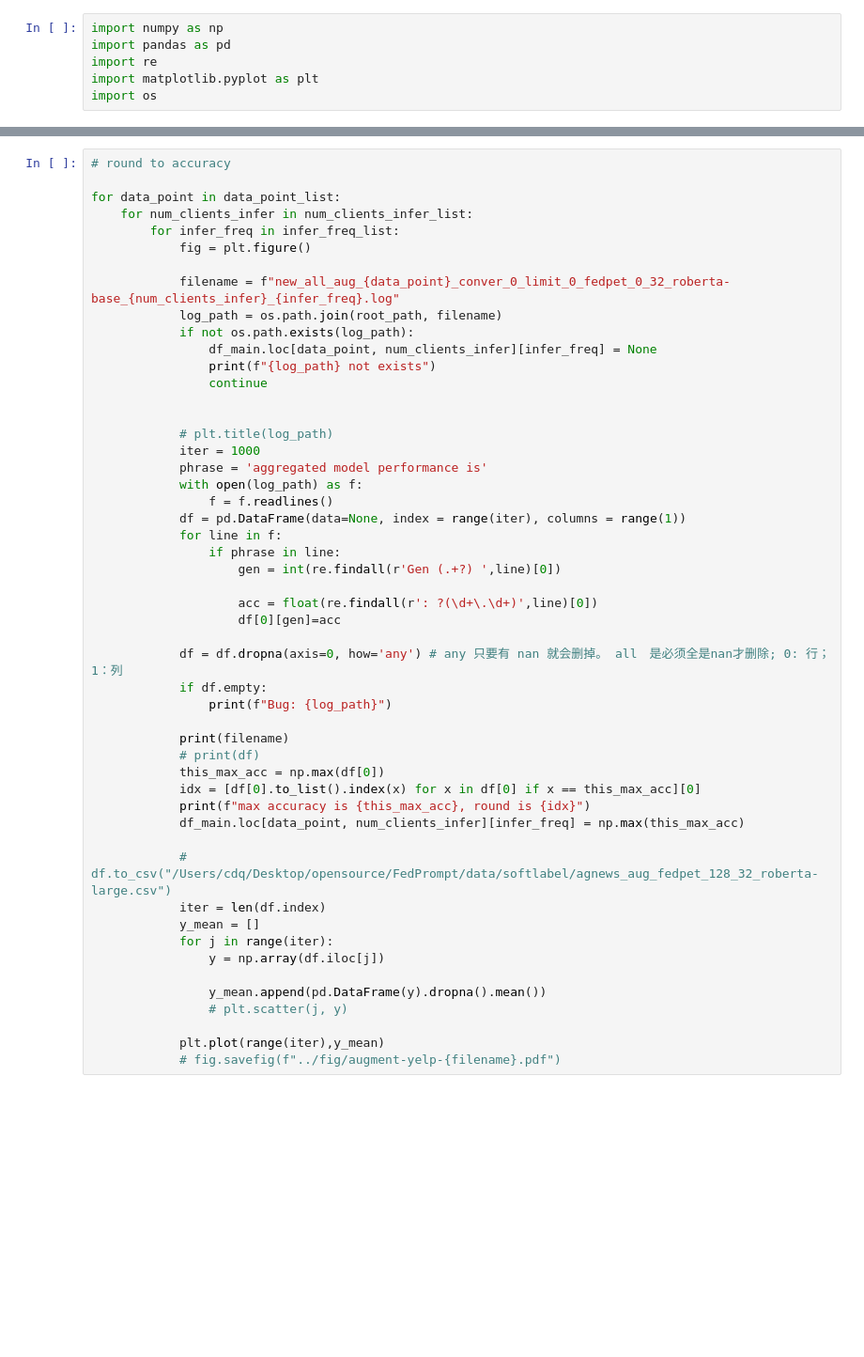
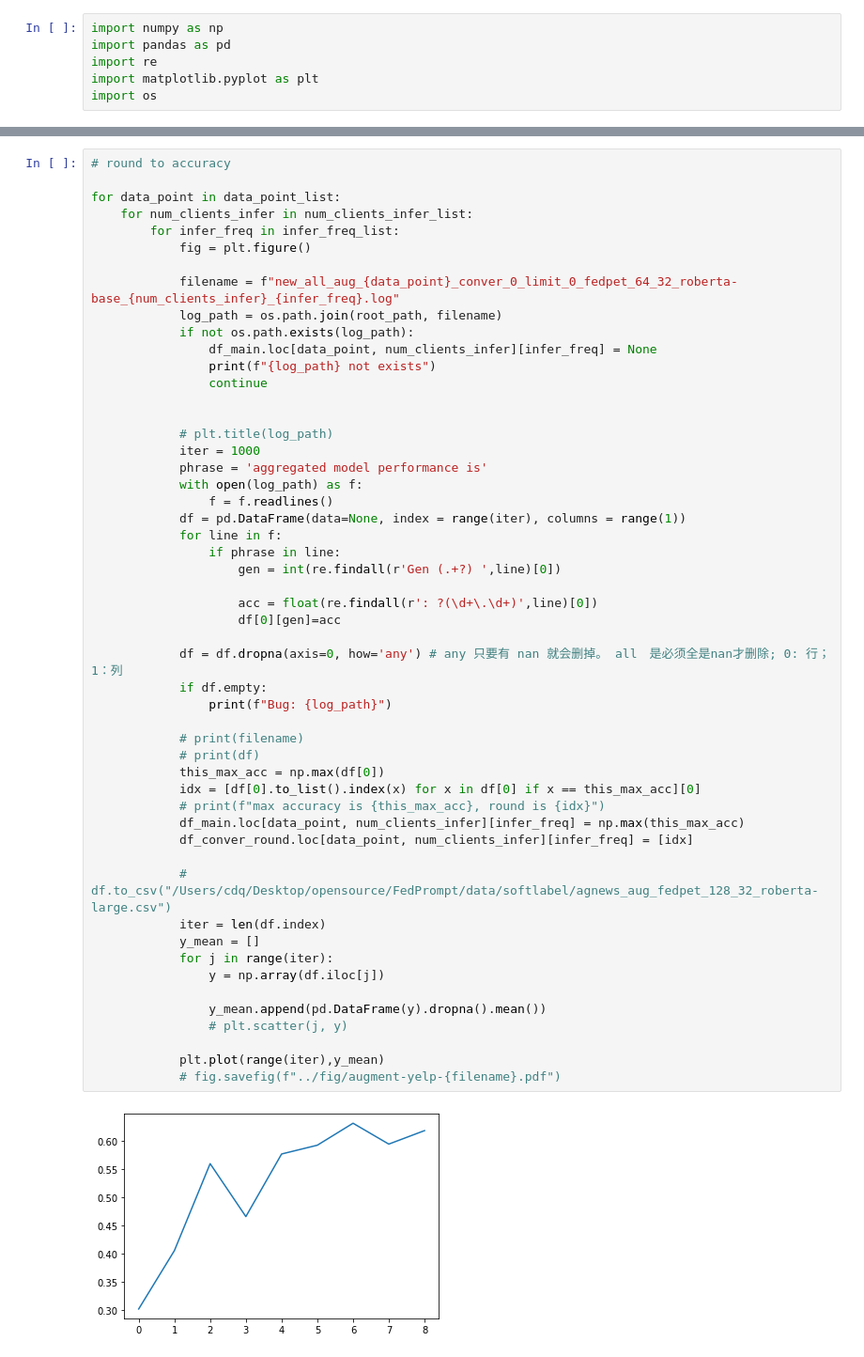
Before and after one commit to UbiquitousLearning/FeS, a Jupyter notebook: script/data_process_NK.ipynb, the cells around one changed output, grey strips where cells are left out. Shown: that part at 94% size. Saved outputs shown, nothing was run; the diff lists cells and outputs as text; blank space fills up the shorter version.

```diff
--- a/script/data_process_NK.ipynb
+++ b/script/data_process_NK.ipynb
@@ -22,7 +24,7 @@ for data_point in data_point_list:
         for infer_freq in infer_freq_list:
             fig = plt.figure()
 
-            filename = f"new_all_aug_{data_point}_conver_0_limit_0_fedpet_0_32_roberta-base_{num_clients_infer}_{infer_freq}.log"
+            filename = f"new_all_aug_{data_point}_conver_0_limit_0_fedpet_64_32_roberta-base_{num_clients_infer}_{infer_freq}.log"
             log_path = os.path.join(root_path, filename)
             if not os.path.exists(log_path):
                 df_main.loc[data_point, num_clients_infer][infer_freq] = None
@@ -37,32 +39,34 @@ for data_point in data_point_list:
                 f = f.readlines()
             df = pd.DataFrame(data=None, index = range(iter), columns = range(1))
             for line in f:
                 if phrase in line:
                     gen = int(re.findall(r'Gen (.+?) ',line)[0])
 
                     acc = float(re.findall(r': ?(\d+\.\d+)',line)[0])
                     df[0][gen]=acc
 
             df = df.dropna(axis=0, how='any') # any 只要有 nan 就会删掉。 all　是必须全是nan才删除; 0: 行；1：列
             if df.empty:
                 print(f"Bug: {log_path}")
 
-            print(filename)
+            # print(filename)
             # print(df)
             this_max_acc = np.max(df[0])
             idx = [df[0].to_list().index(x) for x in df[0] if x == this_max_acc][0]
-            print(f"max accuracy is {this_max_acc}, round is {idx}")
+            # print(f"max accuracy is {this_max_acc}, round is {idx}")
             df_main.loc[data_point, num_clients_infer][infer_freq] = np.max(this_max_acc)
+            df_conver_round.loc[data_point, num_clients_infer][infer_freq] = [idx]
 
             # df.to_csv("/Users/cdq/Desktop/opensource/FedPrompt/data/softlabel/agnews_aug_fedpet_128_32_roberta-large.csv")
             iter = len(df.index)
             y_mean = []
             for j in range(iter):
                 y = np.array(df.iloc[j])
 
                 y_mean.append(pd.DataFrame(y).dropna().mean())
                 # plt.scatter(j, y)
 
             plt.plot(range(iter),y_mean)
             # fig.savefig(f"../fig/augment-yelp-{filename}.pdf")
 # %% [output]
+[figure, new version]
```
Also changed, not shown: parts of 15 cells of this notebook, 8 other files.
